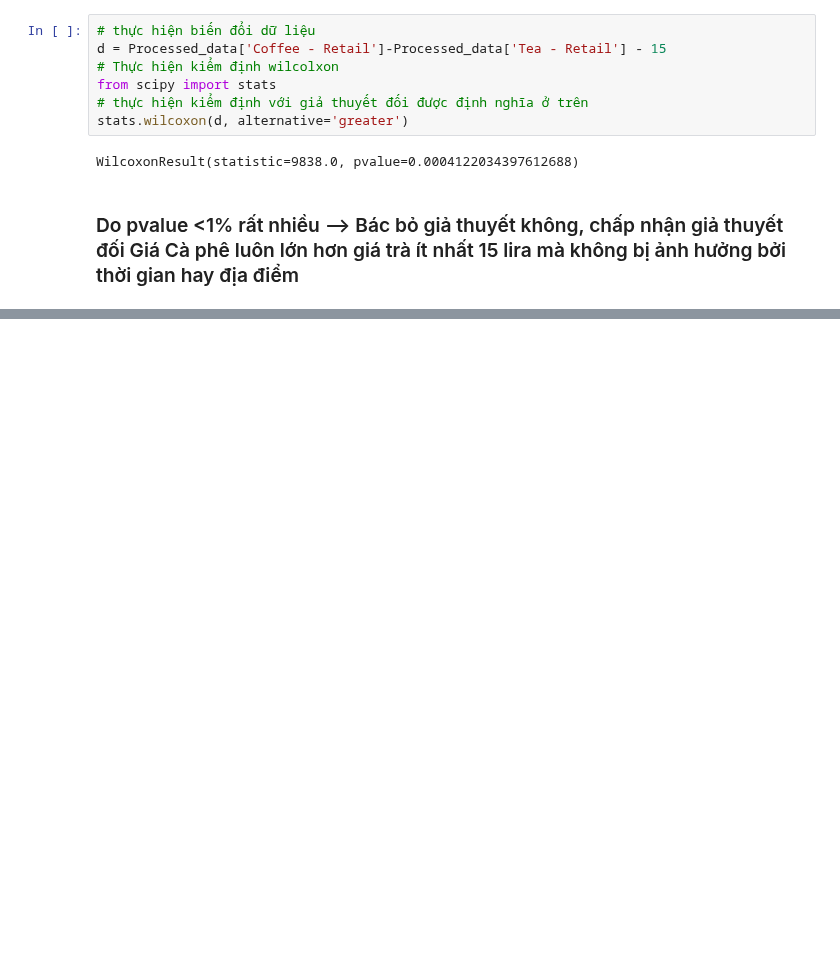
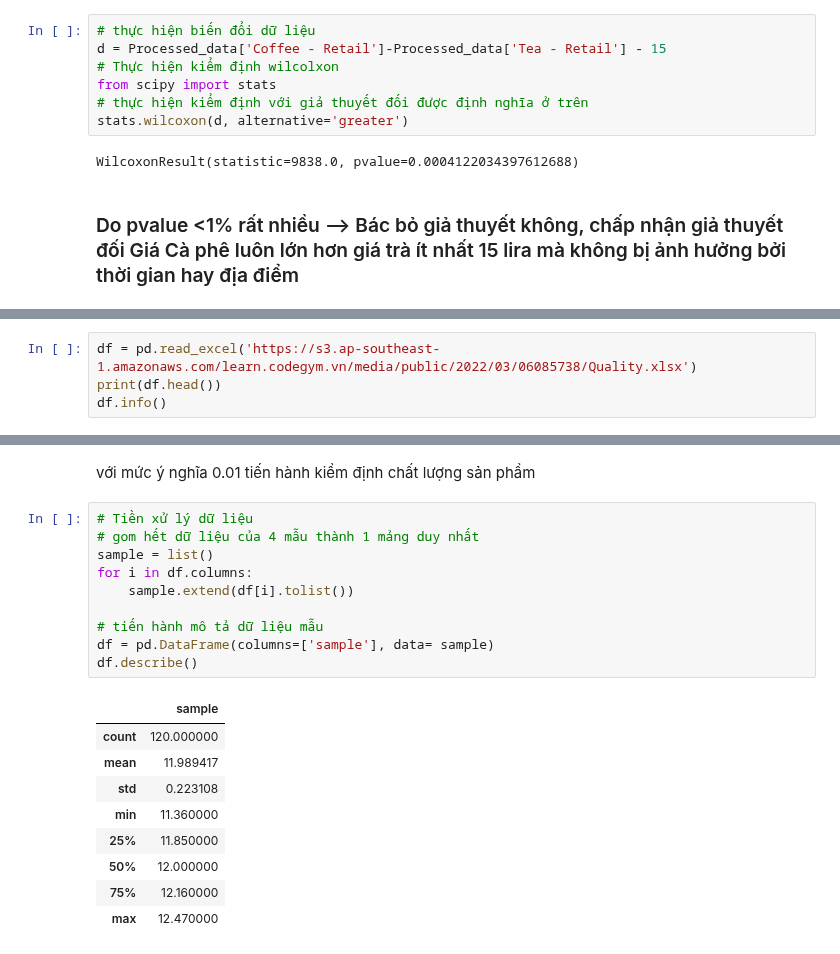
Before and after one commit to mark3000-010701/Dataanalyst, a Jupyter notebook: Thực_hành_kiểm_định_giả_thuyết_.ipynb, the cells around one changed output, grey strips where cells are left out. Cells and saved outputs as stored; diff of their text form; blank space fills up the shorter version.

```diff
--- a/Thực_hành_kiểm_định_giả_thuyết_.ipynb
+++ b/Thực_hành_kiểm_định_giả_thuyết_.ipynb
@@ -148,0 +155,4 @@ WilcoxonResult(statistic=9838.0, pvalue=0.0004122034397612688)
+# %%
+df = pd.read_excel('https://s3.ap-southeast-1.amazonaws.com/learn.codegym.vn/media/public/2022/03/06085738/Quality.xlsx')
+print(df.head())
+df.info()
@@ -148,0 +177,22 @@ WilcoxonResult(statistic=9838.0, pvalue=0.0004122034397612688)
+# %% [markdown]
+với mức ý nghĩa 0.01 tiến hành kiểm định chất lượng sản phẩm
+# %%
+# Tiền xử lý dữ liệu
+# gom hết dữ liệu của 4 mẫu thành 1 mảng duy nhất
+sample = list()
+for i in df.columns:
+    sample.extend(df[i].tolist())
+
+# tiến hành mô tả dữ liệu mẫu
+df = pd.DataFrame(columns=['sample'], data= sample)
+df.describe()
+# %% [output]
+|  | sample |
+| count | 120.000000 |
+| mean | 11.989417 |
+| std | 0.223108 |
+| min | 11.360000 |
+| 25% | 11.850000 |
+| 50% | 12.000000 |
+| 75% | 12.160000 |
+| max | 12.470000 |
```
Also changed, not shown: parts of 6 cells of this notebook.
